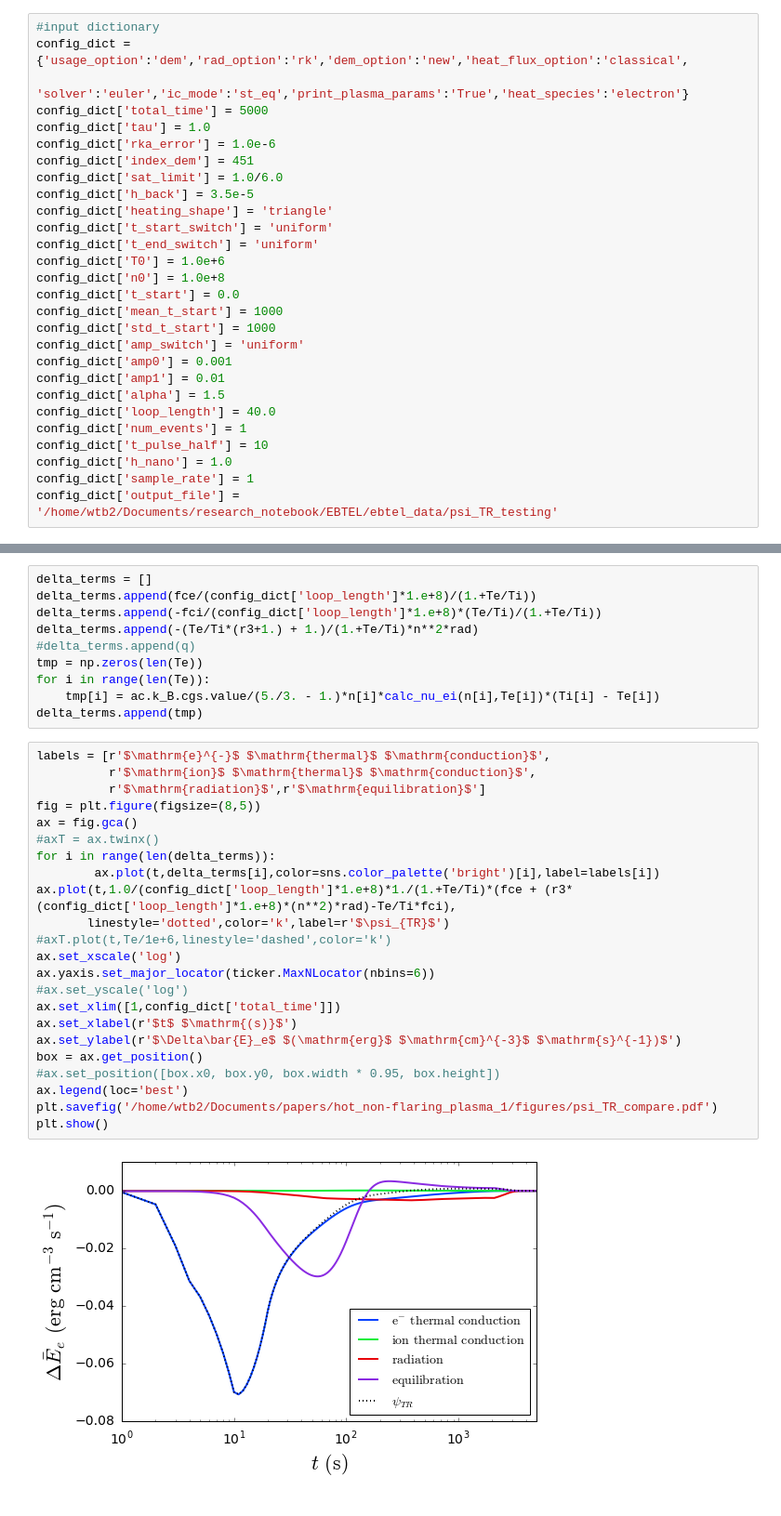
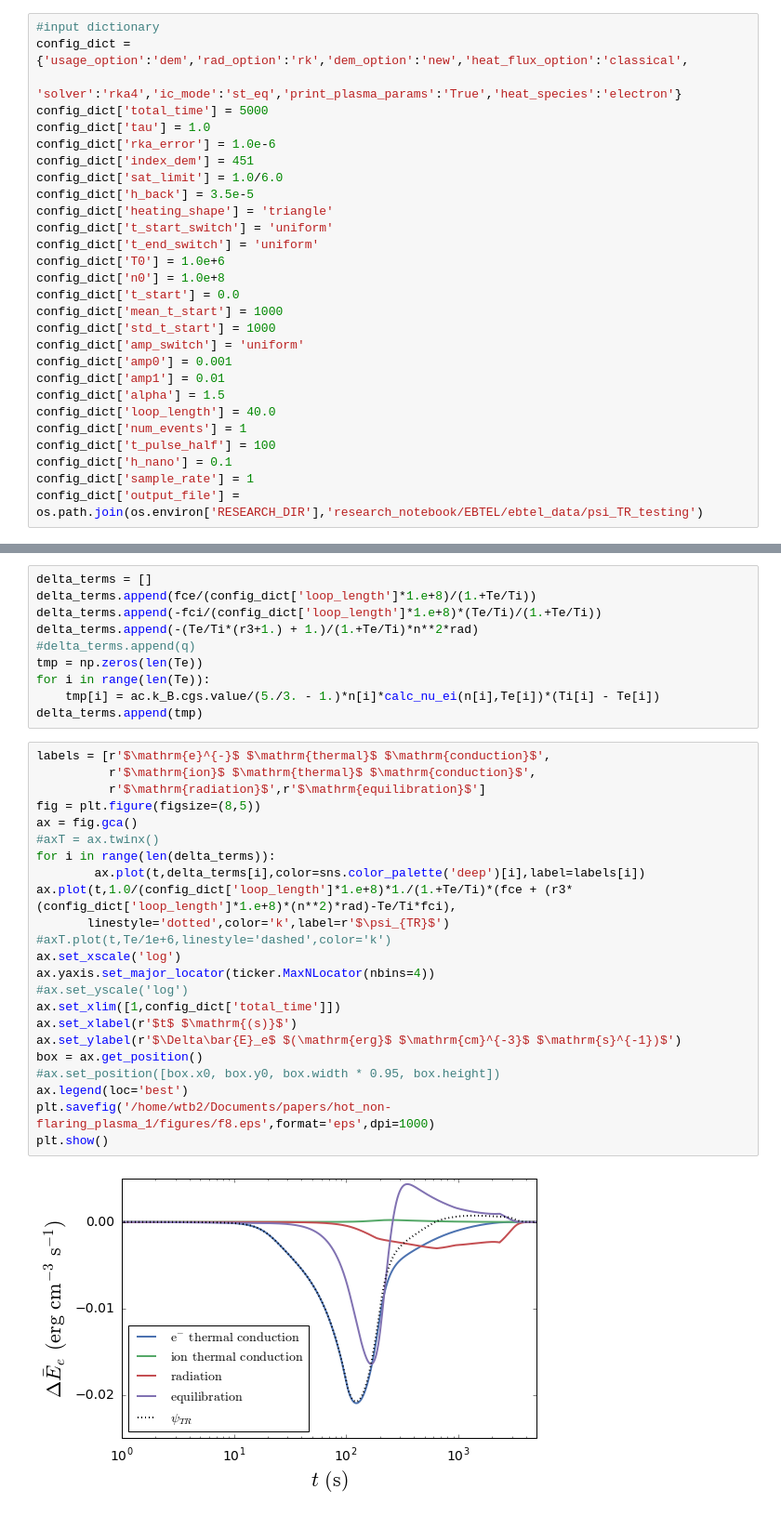
Before and after one commit to wtbarnes/research_notebook, a Jupyter notebook: figure_builders/hot_non_flaring_plasma_1_figures_appendix.ipynb, the cells around one changed output, grey strips where cells are left out. Shown at 93% size. Drawn from its saved outputs; the diff is of its cells as text.

Commit message:
updated fig builders for hp1 paper

```diff
--- a/figure_builders/hot_non_flaring_plasma_1_figures_appendix.ipynb
+++ b/figure_builders/hot_non_flaring_plasma_1_figures_appendix.ipynb
@@ -51,7 +50,7 @@ Configure dictionary to run EBTEL-2fluid model.
 # %%
 #input dictionary
 config_dict = {'usage_option':'dem','rad_option':'rk','dem_option':'new','heat_flux_option':'classical',
-              'solver':'euler','ic_mode':'st_eq','print_plasma_params':'True','heat_species':'electron'}
+              'solver':'rka4','ic_mode':'st_eq','print_plasma_params':'True','heat_species':'electron'}
 config_dict['total_time'] = 5000
 config_dict['tau'] = 1.0
 config_dict['rka_error'] = 1.0e-6
@@ -72,10 +71,10 @@ config_dict['amp1'] = 0.01
 config_dict['alpha'] = 1.5
 config_dict['loop_length'] = 40.0
 config_dict['num_events'] = 1
-config_dict['t_pulse_half'] = 10
-config_dict['h_nano'] = 1.0
+config_dict['t_pulse_half'] = 100
+config_dict['h_nano'] = 0.1
 config_dict['sample_rate'] = 1
-config_dict['output_file'] = '/home/wtb2/Documents/research_notebook/EBTEL/ebtel_data/psi_TR_testing'
+config_dict['output_file'] = os.path.join(os.environ['RESEARCH_DIR'],'research_notebook/EBTEL/ebtel_data/psi_TR_testing')
 # %%
 configurer = ebc.Configurer(config_dict,'')
 # %% [output]
@@ -116,25 +115,25 @@ delta_terms.append(tmp)
 # %%
 labels = [r'$\mathrm{e}^{-}$ $\mathrm{thermal}$ $\mathrm{conduction}$',
           r'$\mathrm{ion}$ $\mathrm{thermal}$ $\mathrm{conduction}$',
           r'$\mathrm{radiation}$',r'$\mathrm{equilibration}$']
 fig = plt.figure(figsize=(8,5))
 ax = fig.gca()
 #axT = ax.twinx()
 for i in range(len(delta_terms)):
-        ax.plot(t,delta_terms[i],color=sns.color_palette('bright')[i],label=labels[i])
+        ax.plot(t,delta_terms[i],color=sns.color_palette('deep')[i],label=labels[i])
 ax.plot(t,1.0/(config_dict['loop_length']*1.e+8)*1./(1.+Te/Ti)*(fce + (r3*(config_dict['loop_length']*1.e+8)*(n**2)*rad)-Te/Ti*fci),
        linestyle='dotted',color='k',label=r'$\psi_{TR}$')
 #axT.plot(t,Te/1e+6,linestyle='dashed',color='k')
 ax.set_xscale('log')
-ax.yaxis.set_major_locator(ticker.MaxNLocator(nbins=6))
+ax.yaxis.set_major_locator(ticker.MaxNLocator(nbins=4))
 #ax.set_yscale('log')
 ax.set_xlim([1,config_dict['total_time']])
 ax.set_xlabel(r'$t$ $\mathrm{(s)}$')
 ax.set_ylabel(r'$\Delta\bar{E}_e$ $(\mathrm{erg}$ $\mathrm{cm}^{-3}$ $\mathrm{s}^{-1})$')
 box = ax.get_position()
 #ax.set_position([box.x0, box.y0, box.width * 0.95, box.height])
 ax.legend(loc='best')
-plt.savefig('/home/wtb2/Documents/papers/hot_non-flaring_plasma_1/figures/psi_TR_compare.pdf')
+plt.savefig('/home/wtb2/Documents/papers/hot_non-flaring_plasma_1/figures/f8.eps',format='eps',dpi=1000)
 plt.show()
 # %% [output]
-[figure, old version]
+[figure, new version]
```
Also changed, not shown: parts of 3 cells of this notebook, 1 other file.
